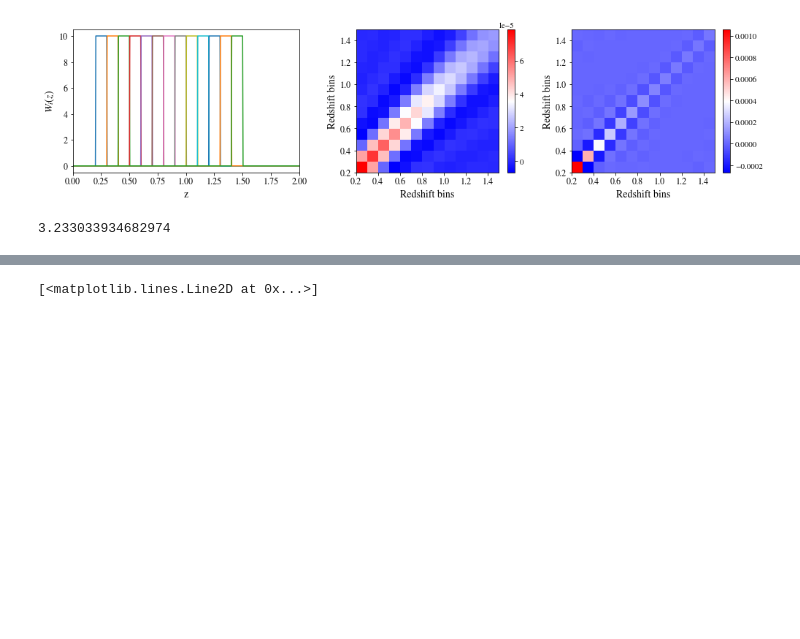
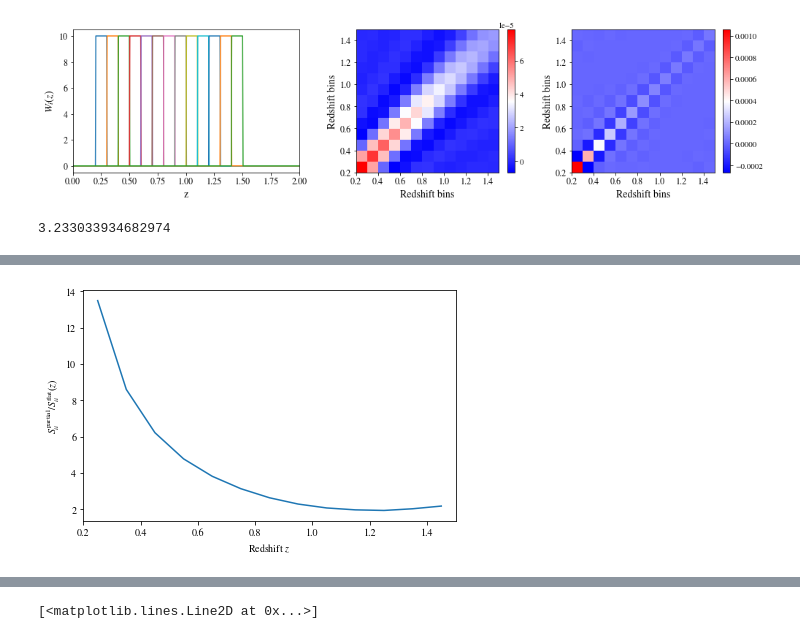
Before and after one commit to fabienlacasa/PySSC, a Jupyter notebook: Partsky_examples.ipynb, the cells around one changed output, grey strips where cells are left out. Drawn from its saved outputs; the diff is of its cells as text; code cells hidden in the pictures; blank space fills up the shorter version.

```diff
--- a/Partsky_examples.ipynb
+++ b/Partsky_examples.ipynb
@@ -985,0 +1009,11 @@ np.mean((np.diag(Sij)-np.diag(Sijw_part))/np.diag(Sijw_part))
+# %%
+plt.figure()
+plt.plot(zbins,np.diag(Sij)/np.diag(Sijw_part))
+plt.xlabel(r'Redshift $z$')
+plt.ylabel(r'$S_{ii}^\mathrm{partial}/S_{ii}^\mathrm{flat}(z)$')
+# plt.legend()
+plt.xlim(zmin,zmax)
+plt.tight_layout()
+plt.savefig('flat-sky_5deg_ratio_diagonals.png')
+# %% [output]
+[figure, added]
```
Also changed, not shown: parts of 6 cells of this notebook, 1 other file.
